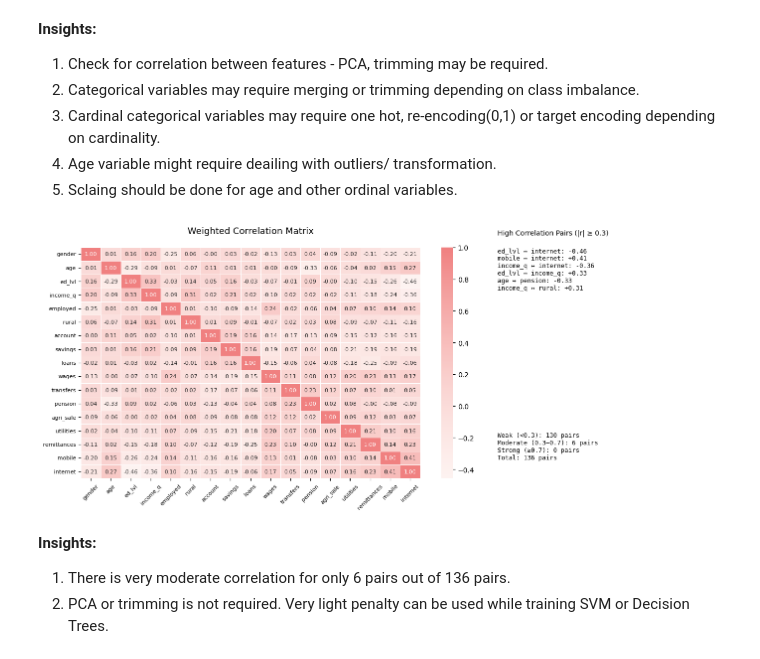
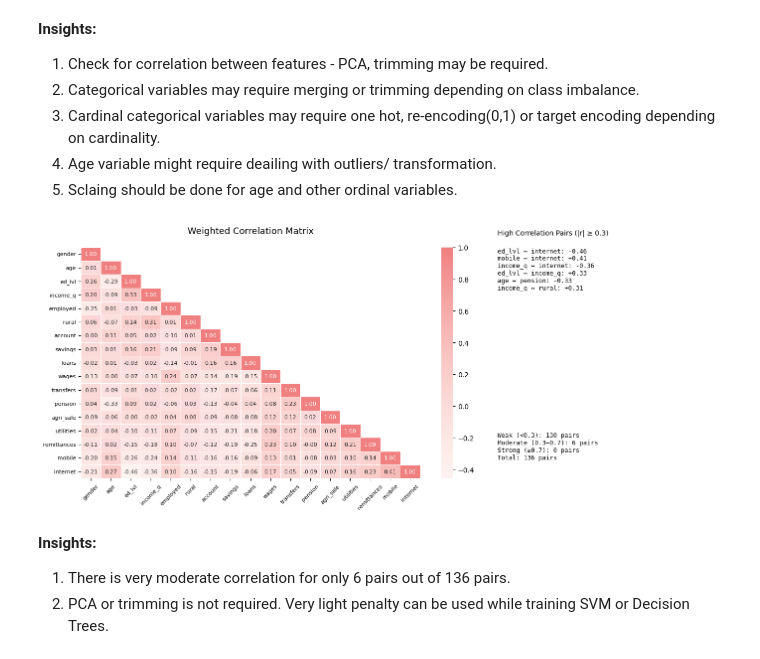
Before and after one commit to PuneethRaavi/ML_Project, a Jupyter notebook: Codes/FeatureEngineering.ipynb, the cells around one changed output. Cells and saved outputs as stored; diff of their text form; code cells hidden in the pictures.

```diff
--- a/Codes/FeatureEngineering.ipynb
+++ b/Codes/FeatureEngineering.ipynb
@@ -100,35 +100,35 @@ total_pairs = len(corr_vals)
 
 fig, (ax1, ax2) = plt.subplots(1, 2, figsize=(14, 6), gridspec_kw={'width_ratios': [3, 1.6]})
 white_coral = mcolors.LinearSegmentedColormap.from_list("white_coral", ["#FFF2E800", "#F08080"])
-sns.heatmap(corr_df, annot=True, fmt=".2f", cmap=white_coral, center=0,
+sns.heatmap(corr_df, mask=np.triu(np.ones_like(corr_df, dtype=bool), k=1), annot=True, fmt=".2f", cmap=white_coral, center=0,
             linewidths=0.5, annot_kws={'fontsize': 8}, ax=ax1)
 ax1.set_title("Weighted Correlation Matrix", fontsize=13, pad=20)
 ax1.tick_params(axis='x', rotation=45, labelsize=8)
 ax1.tick_params(axis='y', labelsize=8)
 
 ax2.axis('off')
 ax2.set_title("High Correlation Pairs (|r| ≥ 0.3)\n", loc='left', fontsize=10)
 if not high_corr_pairs.empty:
     table_text = "\n".join([
         f"{r.Variable_1} ↔ {r.Variable_2}: {r.Correlation:+.2f}"
         for _, r in high_corr_pairs.head(15).iterrows()  # top 15 for clarity
     ])
     ax2.text(0, 1, table_text, fontsize=9, family='monospace', va='top', ha='left')
 else:
     ax2.text(0.5, 0.5, "No pairs ≥ 0.3", ha='center', va='center', fontsize=10)
 
 summary_text = (
     f"Weak (<0.3): {weak} pairs\n"
     f"Moderate (0.3–0.7): {moderate} pairs\n"
     f"Strong (≥0.7): {strong} pairs\n"
     f"Total: {total_pairs} pairs"
 )
 ax2.text(0, 0.2, summary_text, fontsize=9, family='monospace', ha='left', va='top', transform=ax2.transAxes)
 
 plt.tight_layout()
 plt.show()
 # %% [output]
-[figure, old version]
+[figure, new version]
 # %% [markdown]
 **Insights:**
 1. There is very moderate correlation for only 6 pairs out of 136 pairs.
```
Also changed, not shown: parts of 3 cells of this notebook, 3 other files.
